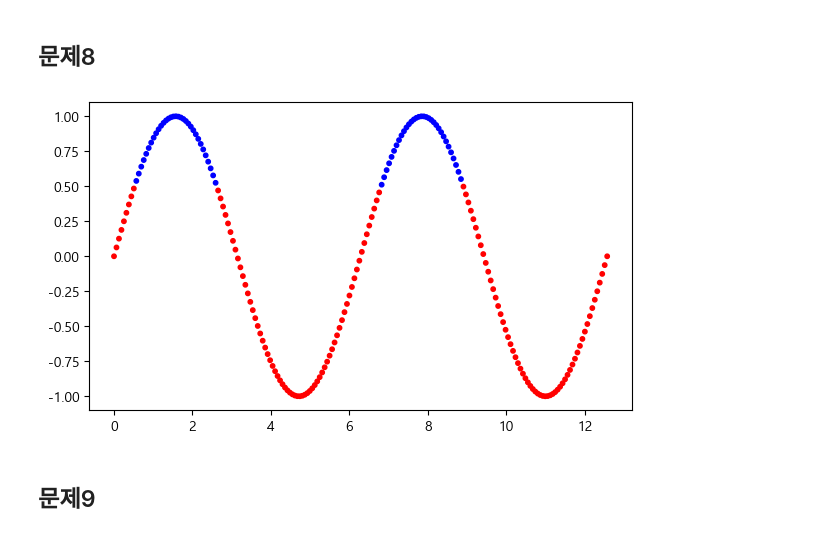
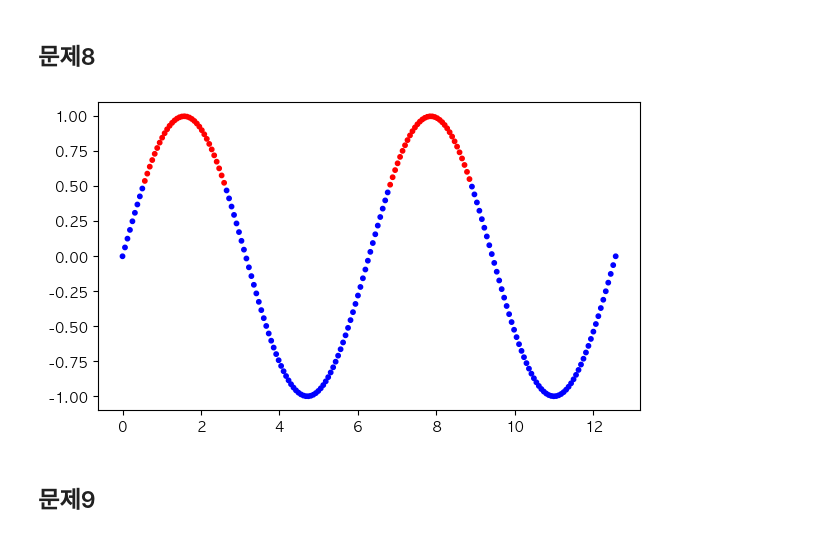
Before and after one commit to Woochang4862/USW-Data-Visualization, a Jupyter notebook: w7/2023데이터시각화_화_중간고사/dv2023_화_중간고사_문제.ipynb, the cells around one changed output. Saved outputs shown, nothing was run; the diff lists cells and outputs as text; code cells hidden in the pictures.

```diff
--- a/w7/2023데이터시각화_화_중간고사/dv2023_화_중간고사_문제.ipynb
+++ b/w7/2023데이터시각화_화_중간고사/dv2023_화_중간고사_문제.ipynb
@@ -234,15 +232,19 @@ _=ax1.hist(data, bins=20, edgecolor='k')
 # %%
 # 0<X<4pi 구간에 일정한 간격을 갖는 200개의 점들에 대해서, Y=sin(X)를 scatter 하는데,
 # 그림과 같이 y가 0.5 보다 큰 경우는 빨간색, 그렇지 않은 경우는 파란색으로 scatter 하시오
 
 # c1) color 파라미터에 list 형태의 값을 받아, scatter 함수를 한 번 만 사용
 # h1) scatter 함수의 s=10
 fig=plt.figure(figsize=(7,4), dpi=100)
 ax =fig.subplots()
 
 ## 코드작성
+X = np.linspace(0,4*np.pi,200)
+Y = np.sin(X)
+color_list = np.where(Y>0.5, 'r','b')
+_=ax.scatter(X,Y,color=color_list, s=10)
 # %% [output]
-[figure, old version]
+[figure, new version]
 # %% [markdown]
 ## 문제9
 # %%
```
Also changed, not shown: parts of 7 cells of this notebook.
